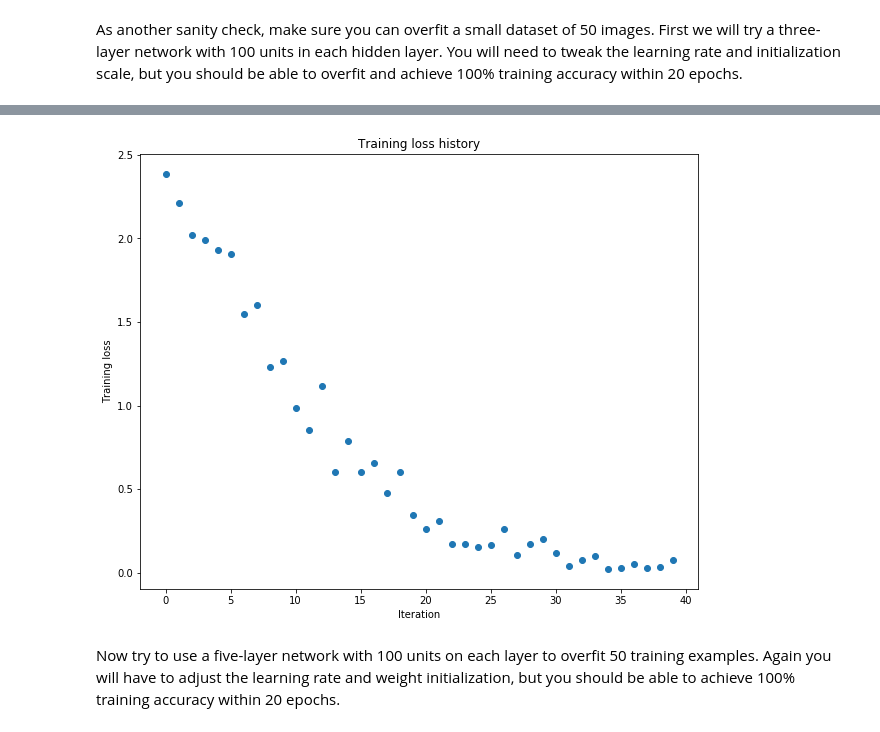
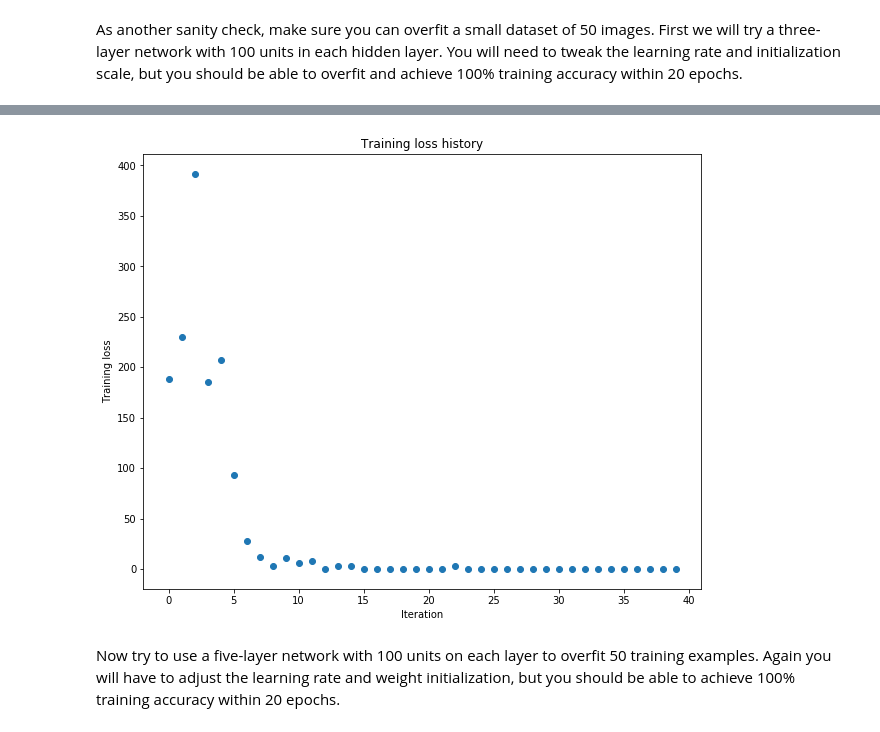
Before and after one commit to hsong-77/CS231n, a Jupyter notebook: assignment2/FullyConnectedNets.ipynb, the cells around one changed output, grey strips where cells are left out. Cells and saved outputs as stored; diff of their text form; code cells hidden in the pictures.

```diff
--- a/assignment2/FullyConnectedNets.ipynb
+++ b/assignment2/FullyConnectedNets.ipynb
@@ -433,8 +432,8 @@ small_data = {
   'y_val': data['y_val'],
 }
 
-weight_scale = 1e-2
-learning_rate = 1e-2
+weight_scale = 1e-1
+learning_rate = 1e-3
 model = FullyConnectedNet([100, 100],
               weight_scale=weight_scale, dtype=np.float64)
 solver = Solver(model, small_data,
@@ -472,4 +471,4 @@ plt.show()
-[figure, old version]
+[figure, new version]
 # %% [markdown]
 Now try to use a five-layer network with 100 units on each layer to overfit 50 training examples. Again you will have to adjust the learning rate and weight initialization, but you should be able to achieve 100% training accuracy within 20 epochs.
 # %%
```
Also changed, not shown: parts of 16 cells of this notebook, 4 other files.
